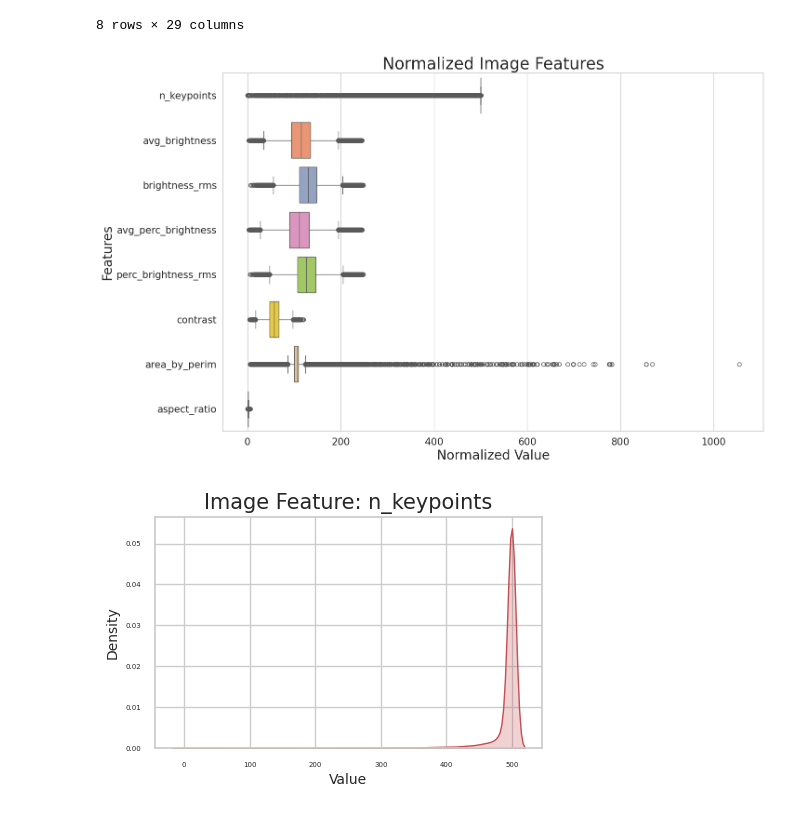
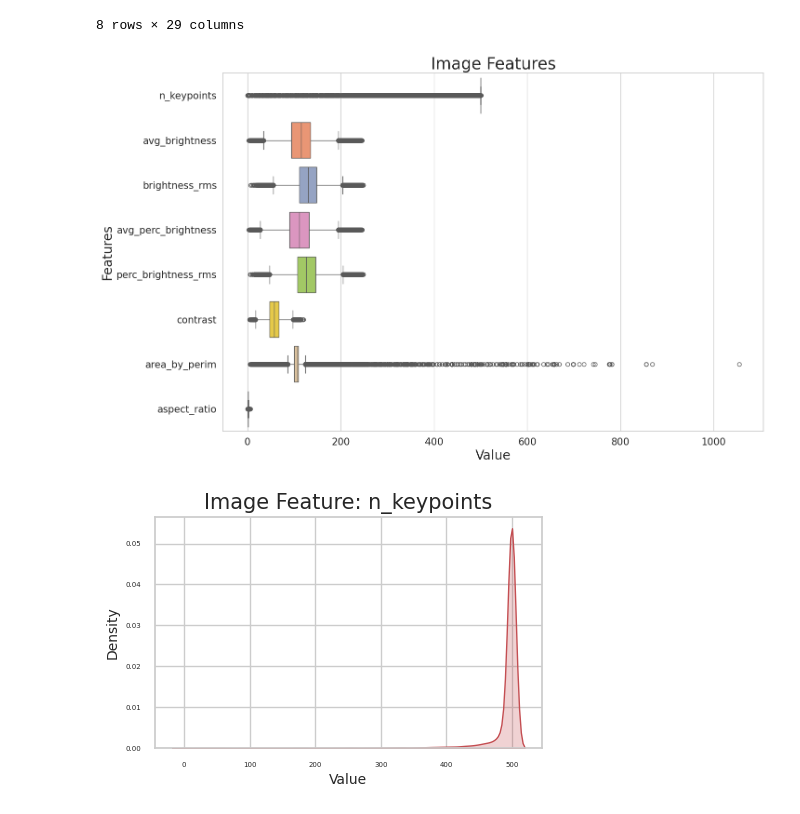
Before and after one commit to HitkoDev/energy-efficient-ml, a Jupyter notebook: code/feature-engineering/plot.ipynb, the cells around one changed output. Drawn from its saved outputs; the diff is of its cells as text; code cells hidden in the pictures.

```diff
--- a/code/feature-engineering/plot.ipynb
+++ b/code/feature-engineering/plot.ipynb
@@ -100,16 +103,16 @@ feat_df = df[not_edge_hue_colnames]
 # %%
 # plot
 sns.set(style="whitegrid")
 plt.figure(figsize=(15, 10))
 ax = sns.boxplot(data=feat_df, orient="h", palette="Set2")
-plt.xlabel('Normalized Value', fontsize=20)
+plt.xlabel('Value', fontsize=20)
 plt.ylabel('Features', fontsize=20)
 plt.xticks(fontsize=15)
 plt.yticks(fontsize=15)
-plt.title('Normalized Image Features', fontsize=25)
+plt.title('Image Features', fontsize=25)
 plt.show()
 # %% [output]
-[figure, old version]
+[figure, new version]
 # %%
 # plot kde plot for each feature separately
 for col in feat_df.columns:
```
Also changed, not shown: parts of 13 cells of this notebook, 4 other files.
